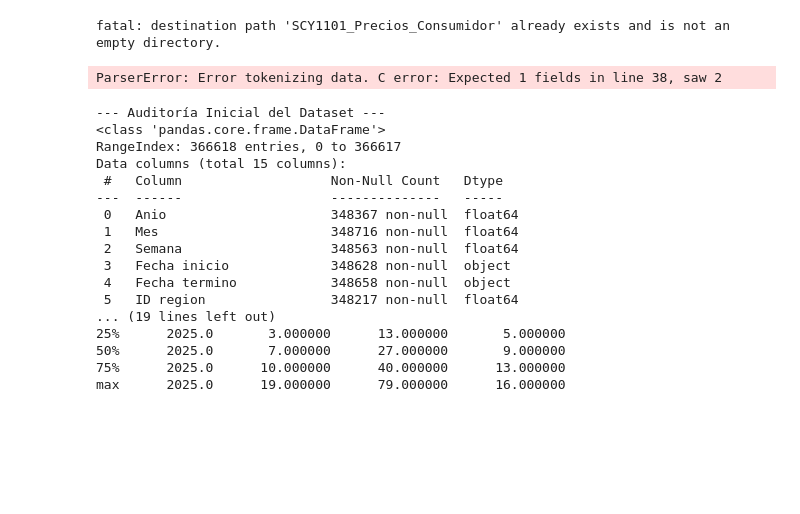
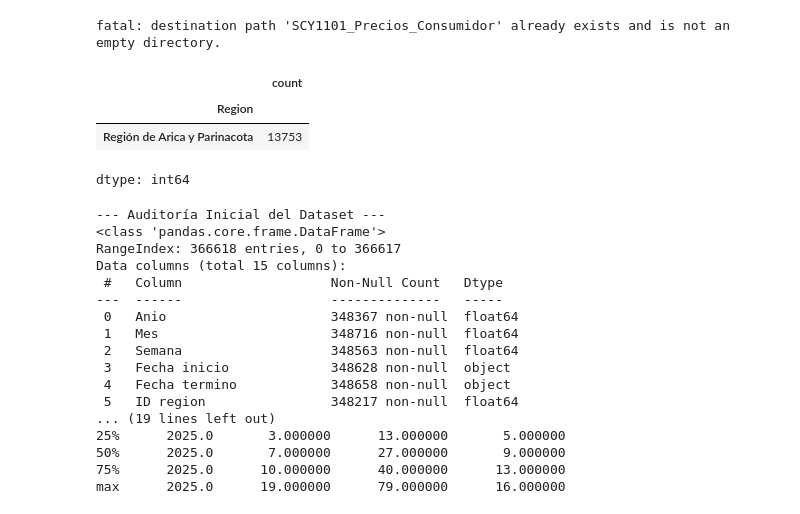
Before and after one commit to LtFordo/SCY1101_Precios_Consumidor, a Jupyter notebook: ProyectoProgramaciónCienciaDatos.ipynb, the cells around one changed output. Cells and saved outputs as stored; diff of their text form; code cells hidden in the pictures; blank space fills up the shorter version.

```diff
--- a/ProyectoProgramaciónCienciaDatos.ipynb
+++ b/ProyectoProgramaciónCienciaDatos.ipynb
@@ -7,17 +7,19 @@ fatal: destination path 'SCY1101_Precios_Consumidor' already exists and is not a
 # %%
 # Importación de las librerías a utilizar
 import pandas as pd
 import numpy as np
 from sklearn.preprocessing import StandardScaler, OneHotEncoder
 
 # Se carga el dataset en su estado original para ejecutar posteriormente procesos de limpieza,
 #validación y transformación de datos.
-url='https://github.com/LtFordo/SCY1101_Precios_Consumidor/blob/main/data/precio_consumidor_arica_parinacota.csv'
-raw=pd.read_csv(url)
+raw=pd.read_csv('https://raw.githubusercontent.com/LtFordo/SCY1101_Precios_Consumidor/main/data/precio_consumidor_arica_parinacota.csv')
 
 raw['Region'].value_counts()
 # %% [output]
+|  | count |
+| Region |  |
+| Región de Arica y Parinacota | 13753 |
-ParserError: Error tokenizing data. C error: Expected 1 fields in line 38, saw 2
+dtype: int64
 # %%
 # Respaldo del dataset original para trabajar sin reparos.
 df = raw.copy()
```
